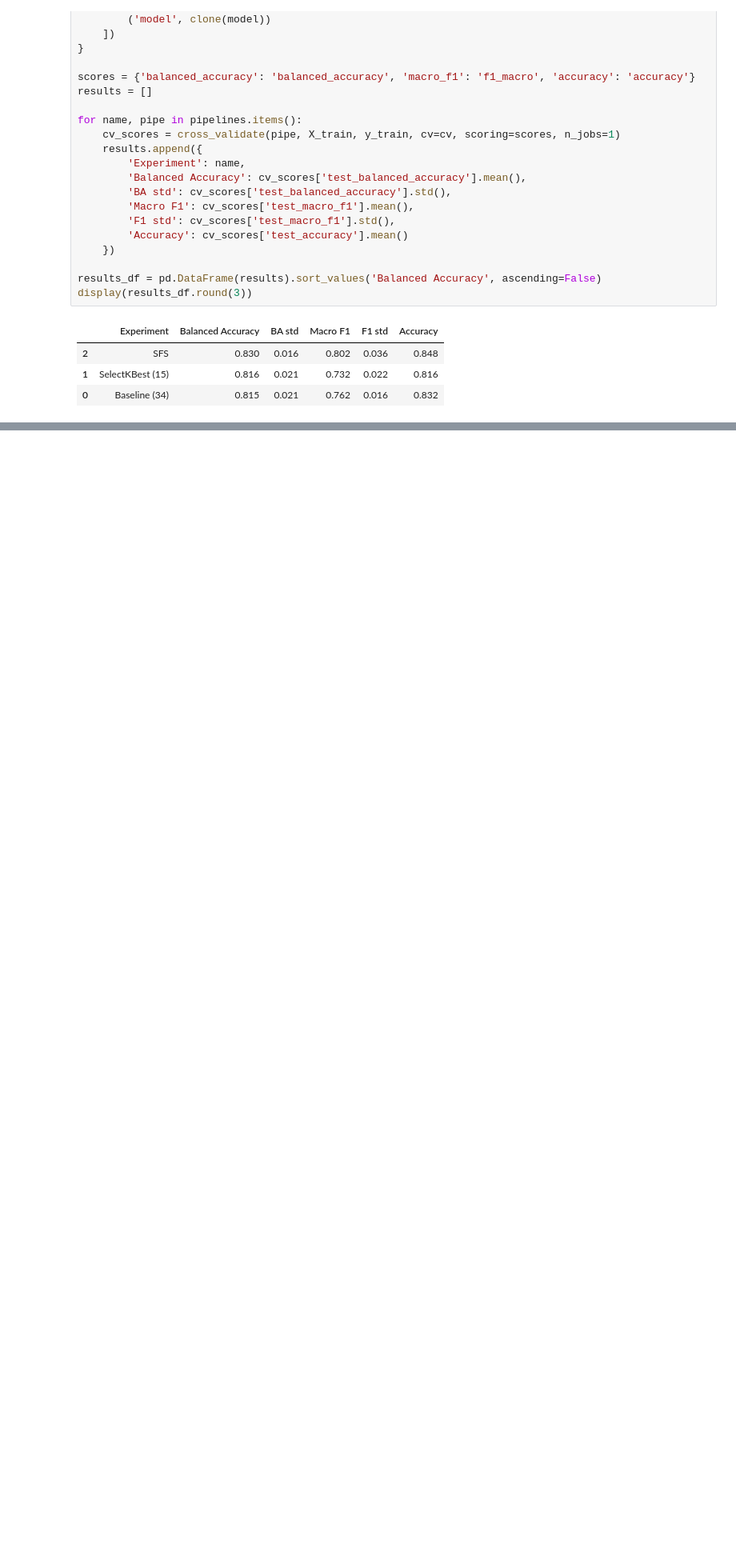
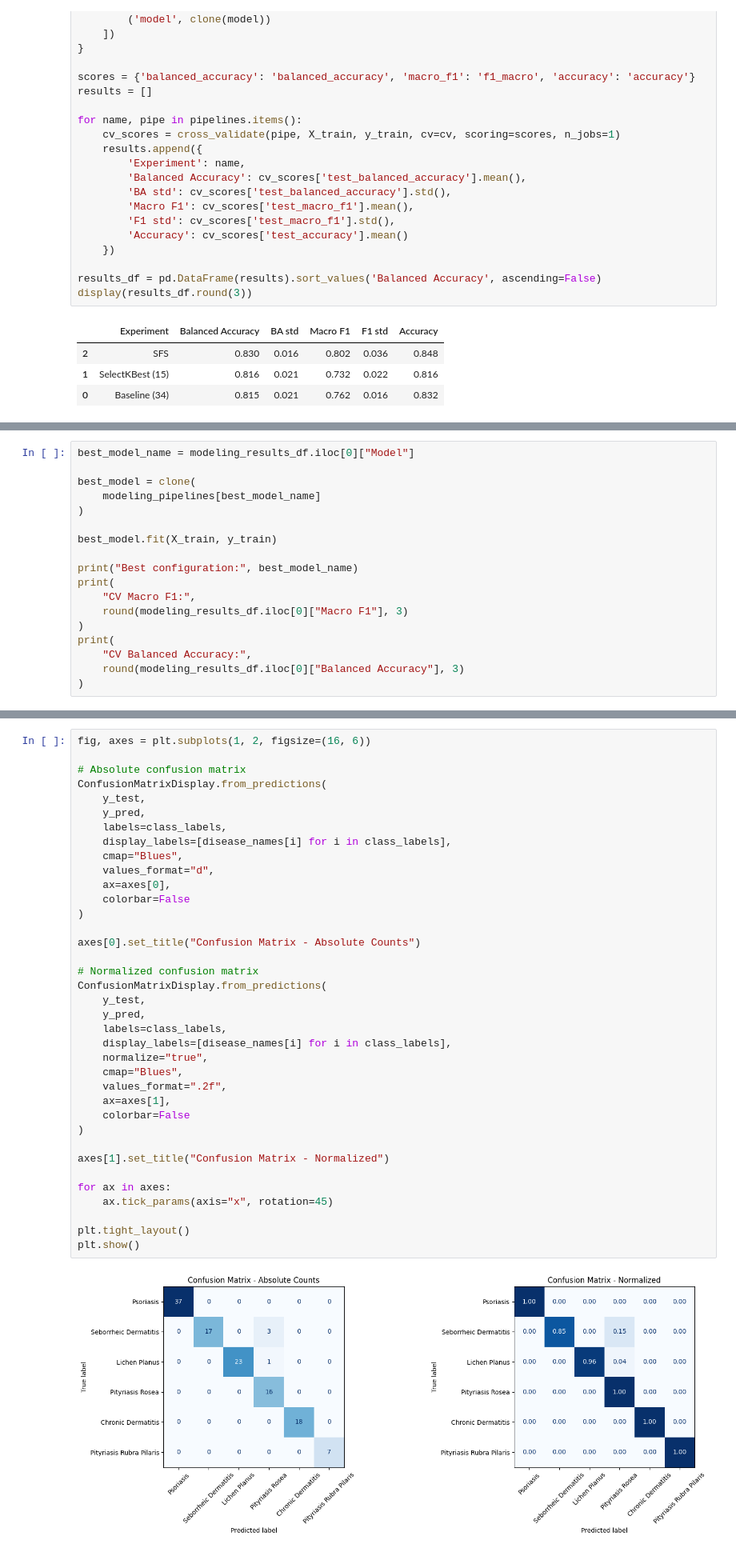
Before and after one commit to lolloantonioli/dermatology-disease-classification, a Jupyter notebook: dermatology_disease_classification.ipynb, the cells around one changed output, grey strips where cells are left out. Shown at 80% size. Cells and saved outputs as stored; diff of their text form; blank space fills up the shorter version.

```diff
--- a/dermatology_disease_classification.ipynb
+++ b/dermatology_disease_classification.ipynb
@@ -1234,0 +1446,18 @@ scrivere che uso come scoring in sfs balanced_accuracy perchè vengono numeri mi
+# %%
+best_model_name = modeling_results_df.iloc[0]["Model"]
+
+best_model = clone(
+    modeling_pipelines[best_model_name]
+)
+
+best_model.fit(X_train, y_train)
+
+print("Best configuration:", best_model_name)
+print(
+    "CV Macro F1:",
+    round(modeling_results_df.iloc[0]["Macro F1"], 3)
+)
+print(
+    "CV Balanced Accuracy:",
+    round(modeling_results_df.iloc[0]["Balanced Accuracy"], 3)
+)
@@ -1234,0 +1626,39 @@ scrivere che uso come scoring in sfs balanced_accuracy perchè vengono numeri mi
+# %%
+fig, axes = plt.subplots(1, 2, figsize=(16, 6))
+
+# Absolute confusion matrix
+ConfusionMatrixDisplay.from_predictions(
+    y_test,
+    y_pred,
+    labels=class_labels,
+    display_labels=[disease_names[i] for i in class_labels],
+    cmap="Blues",
+    values_format="d",
+    ax=axes[0],
+    colorbar=False
+)
+
+axes[0].set_title("Confusion Matrix - Absolute Counts")
+
+# Normalized confusion matrix
+ConfusionMatrixDisplay.from_predictions(
+    y_test,
+    y_pred,
+    labels=class_labels,
+    display_labels=[disease_names[i] for i in class_labels],
+    normalize="true",
+    cmap="Blues",
+    values_format=".2f",
+    ax=axes[1],
+    colorbar=False
+)
+
+axes[1].set_title("Confusion Matrix - Normalized")
+
+for ax in axes:
+    ax.tick_params(axis="x", rotation=45)
+
+plt.tight_layout()
+plt.show()
+# %% [output]
+[figure, added]
```
Also changed, not shown: parts of 22 cells of this notebook.
